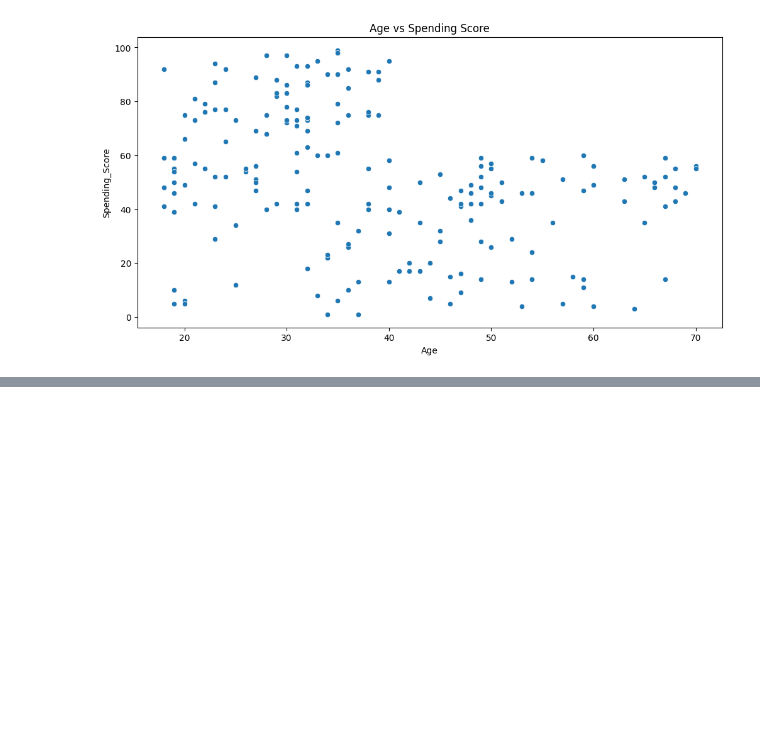
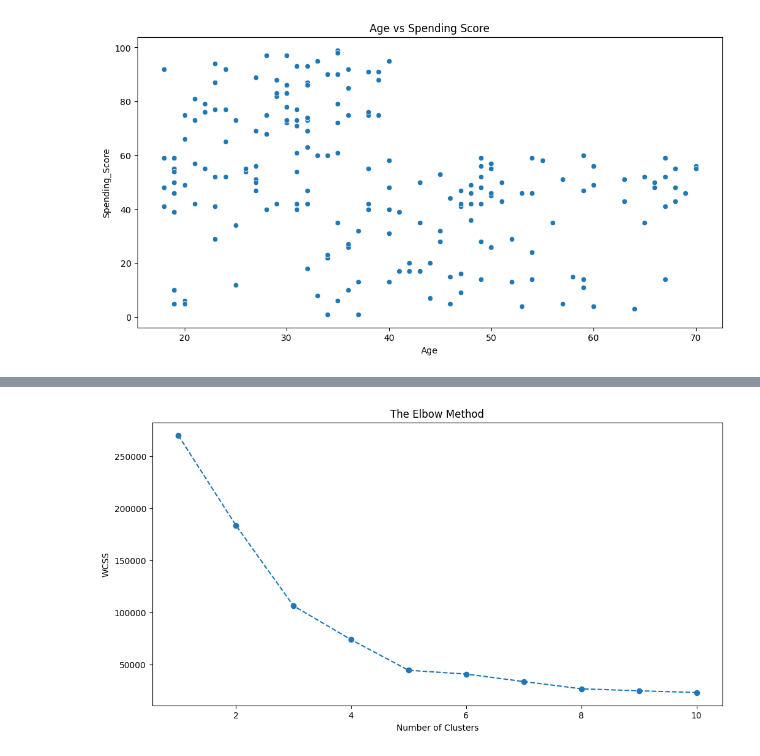
Before and after one commit to sabbir2609/edge_course, a Jupyter notebook: projects/mall_data.ipynb, the cells around one changed output, grey strips where cells are left out. Saved outputs shown, nothing was run; the diff lists cells and outputs as text; code cells hidden in the pictures; blank space fills up the shorter version.

```diff
--- a/projects/mall_data.ipynb
+++ b/projects/mall_data.ipynb
@@ -64,0 +179,24 @@ plt.show()
+# %%
+# liner model can't predict the spending score accurately
+# KMeans Clustering
+from sklearn.cluster import KMeans
+
+# Splitting the data into independent variables
+X = df.iloc[:, [3, 4]].values
+
+# Using the elbow method to find the optimal number of clusters
+wcss = []
+for i in range(1, 11):
+    kmeans = KMeans(n_clusters=i, init="k-means++", random_state=42)
+    kmeans.fit(X)
+    wcss.append(kmeans.inertia_)
+
+# Plotting the elbow method
+plt.figure(figsize=(12, 6))
+plt.plot(range(1, 11), wcss, marker="o", linestyle="--")
+plt.title("The Elbow Method")
+plt.xlabel("Number of Clusters")
+plt.ylabel("WCSS")
+plt.show()
+# %% [output]
+[figure, added]
```
Also changed, not shown: parts of 9 cells of this notebook, 1 other file.
